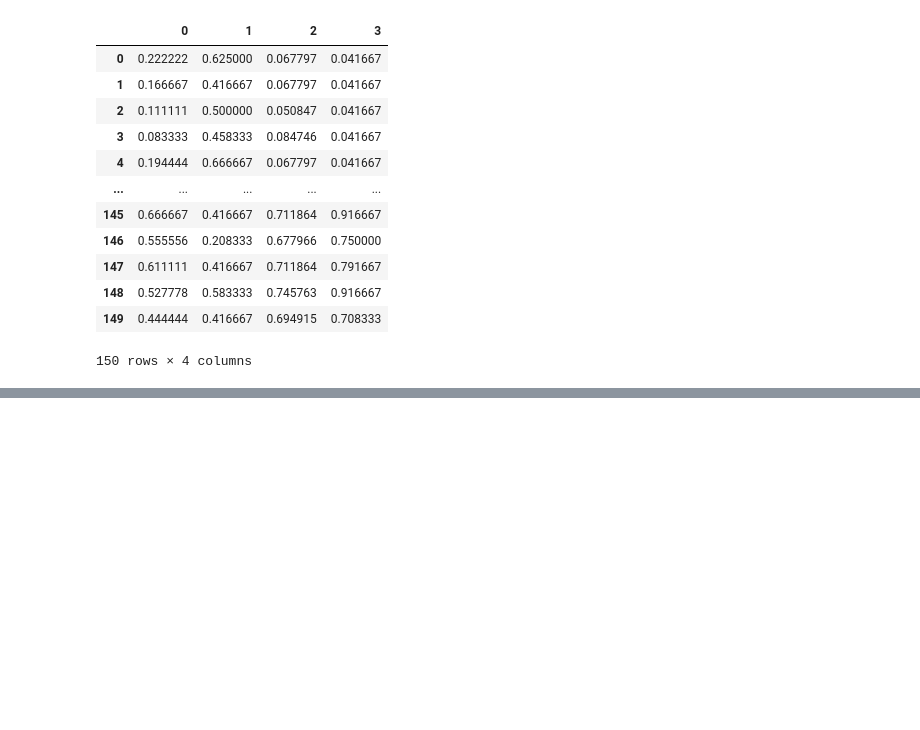
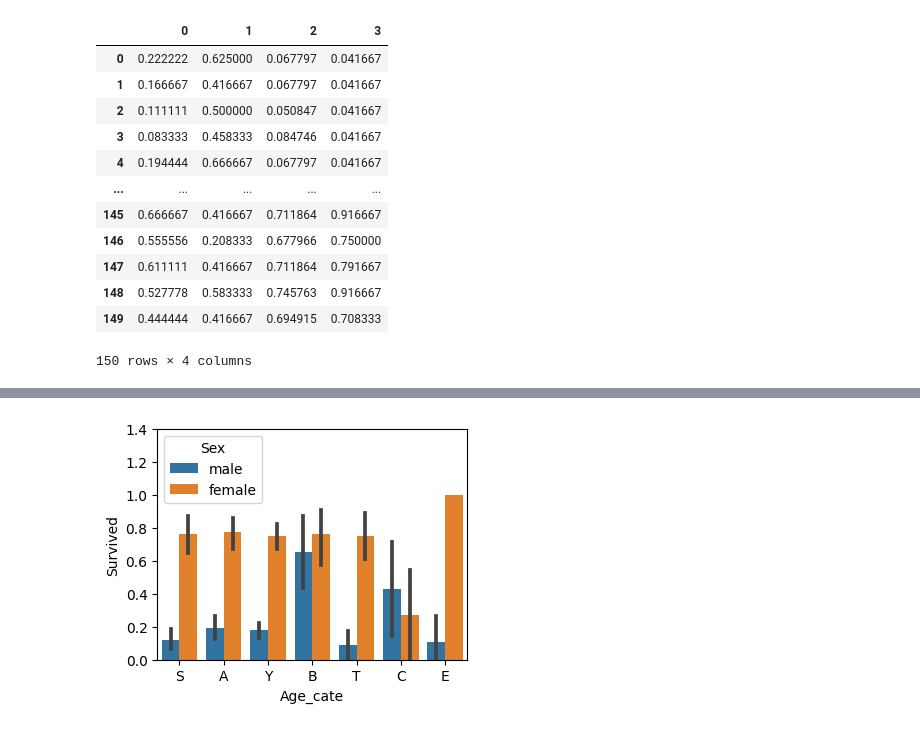
Before and after one commit to SCUTUM98/MachineLearning_Class, a Jupyter notebook: 0614_데이터전처리.ipynb, the cells around one changed output, grey strips where cells are left out. Cells and saved outputs as stored; diff of their text form; code cells hidden in the pictures; blank space fills up the shorter version.

```diff
--- a/0614_데이터전처리.ipynb
+++ b/0614_데이터전처리.ipynb
@@ -102,0 +208,3 @@ df2
+# %%
+df2['Cabin'] = df['Cabin'].str[:1]
+df2['Cabin'].value_counts()
@@ -102,0 +247,30 @@ df2
+# %%
+def get_category(age):
+    cate = ""
+    if age<0:
+        cate = 'Unknown'
+    elif age <= 5:
+        cate = "B"
+    elif age <= 12:
+        cate = "C"
+    elif age <= 18:
+        cate = "T"
+    elif age <= 25:
+        cate = "S"
+    elif age <= 35:
+        cate = "Y"
+    elif age <= 60:
+        cate = "A"
+    else:
+        cate = "E"
+    return cate
+# %%
+df['Age_cate'] = df2['Age'].apply(lambda x:get_category(x))
+# %%
+plt.figure(figsize=(4,3))
+ax = plt.gca()
+sns.barplot(x="Age_cate", y="Survived", hue = "Sex", data = df, ax = ax)
+plt.ylim(0,1.4)
+plt.show()
+# %% [output]
+[figure, added]
```
Also changed, not shown: parts of 13 cells of this notebook.
